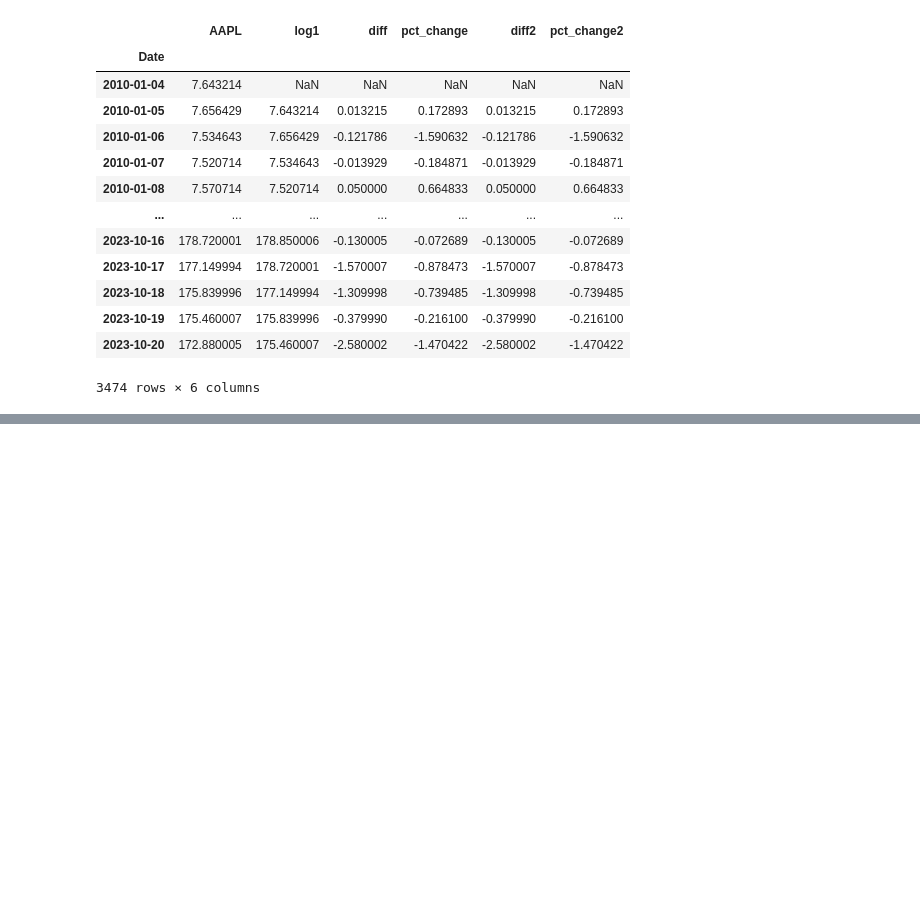
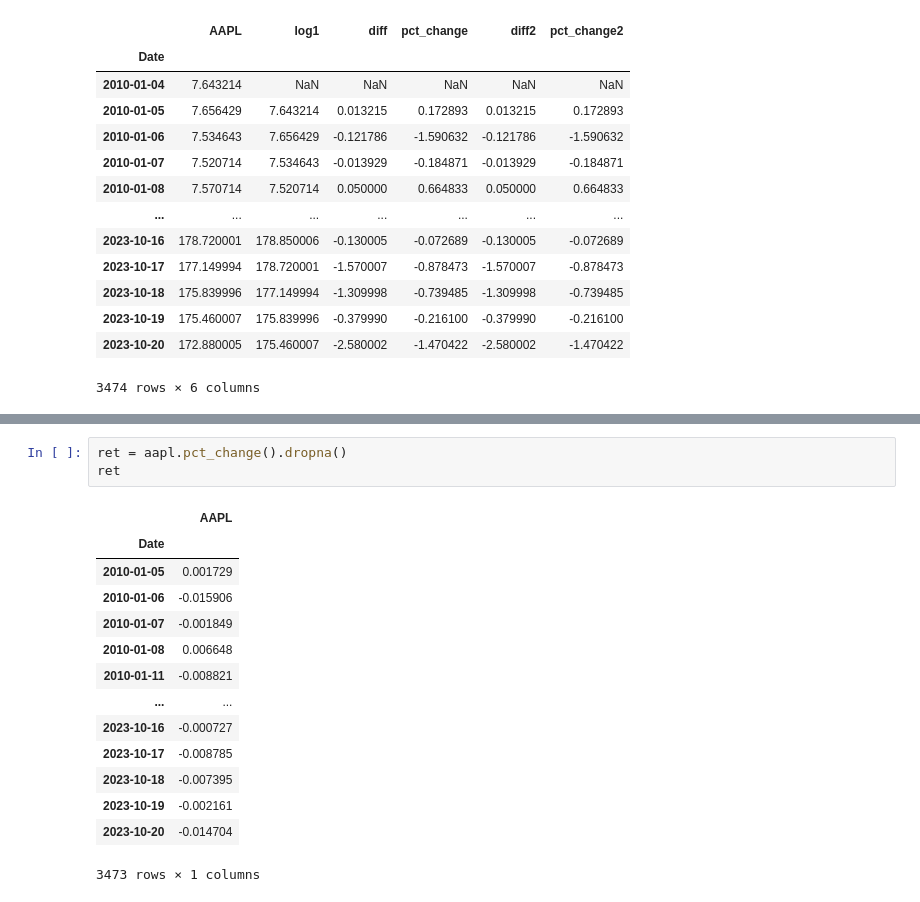
Before and after one commit to DheyaAlqaderi/TechnicalAnalysis-Gold-ML, a Jupyter notebook: Yahoo Finance practice/yahoo_finance.ipynb, the cells around one changed output, grey strips where cells are left out. Saved outputs shown, nothing was run; the diff lists cells and outputs as text; blank space fills up the shorter version.

```diff
--- a/Yahoo Finance practice/yahoo_finance.ipynb
+++ b/Yahoo Finance practice/yahoo_finance.ipynb
@@ -606,0 +628,18 @@ aapl
+# %%
+ret = aapl.pct_change().dropna()
+ret
+# %% [output]
+|  | AAPL |
+| Date |  |
+| 2010-01-05 | 0.001729 |
+| 2010-01-06 | -0.015906 |
+| 2010-01-07 | -0.001849 |
+| 2010-01-08 | 0.006648 |
+| 2010-01-11 | -0.008821 |
+| ... | ... |
+| 2023-10-16 | -0.000727 |
+| 2023-10-17 | -0.008785 |
+| 2023-10-18 | -0.007395 |
+| 2023-10-19 | -0.002161 |
+| 2023-10-20 | -0.014704 |
+3473 rows × 1 columns
```
Also changed, not shown: parts of 13 cells of this notebook, 1 other file.
